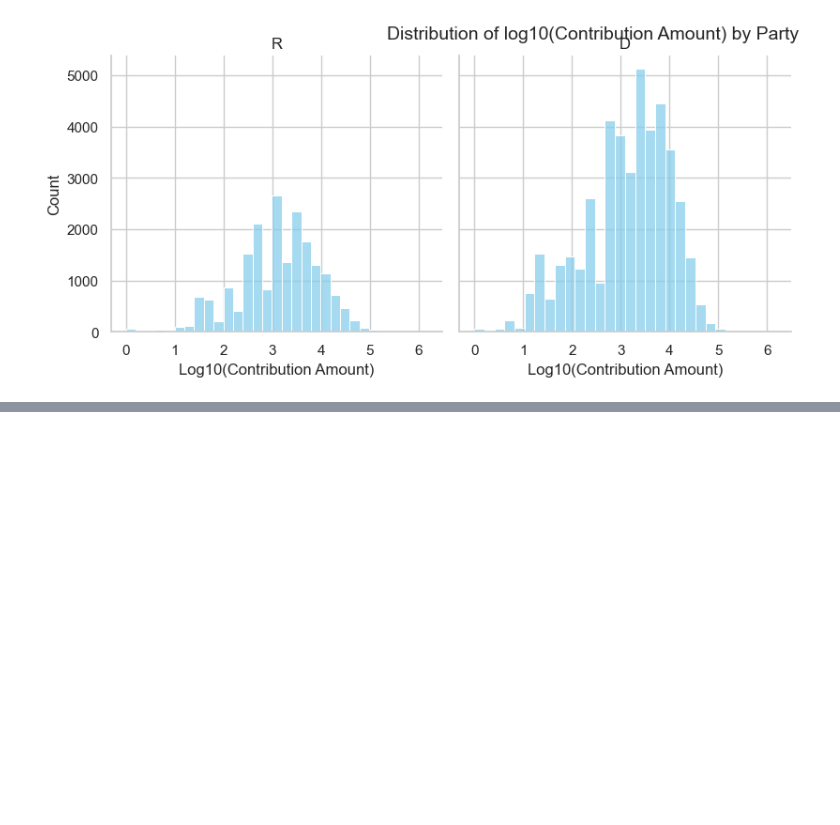
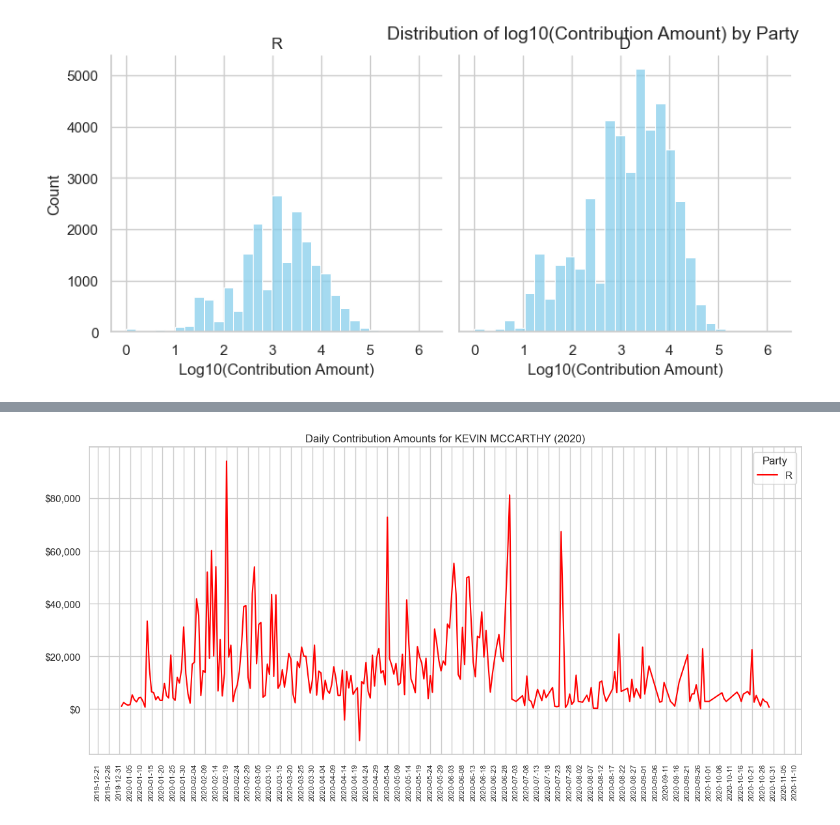
Before and after one commit to marobinette/cfd-project-ds1, a Jupyter notebook: notebooks/Open_Secrets_EDA.ipynb, the cells around one changed output, grey strips where cells are left out. Saved outputs shown, nothing was run; the diff lists cells and outputs as text; code cells hidden in the pictures; blank space fills up the shorter version.

```diff
--- a/notebooks/Open_Secrets_EDA.ipynb
+++ b/notebooks/Open_Secrets_EDA.ipynb
@@ -621,0 +707,43 @@ plt.show()
+# %%
+# Filter only on specific politician
+politician = "KEVIN MCCARTHY"
+pol_df = cand_contrib_eda_df[(cand_contrib_eda_df['FirstLastP'].str.contains("MCCARTHY"))]
+
+# Filter on specific date range
+date_df = pol_df[(pol_df['contrib_date'] >= '2020-01-01') & (pol_df['contrib_date'] <= '2020-11-02')]
+
+# 1️⃣ Filter to only D and R
+time_df = date_df[date_df['Party'].isin(['D', 'R'])].copy()
+
+# 2️⃣ Aggregate contributions by date and party
+daily_contrib = (
+    time_df.groupby(['contrib_date', 'Party'], as_index=False)['contrib_amount']
+    .sum()  # sum contributions per day
+)
+
+# 3️⃣ Create the line plot
+plt.figure(figsize=(12, 6))
+sns.lineplot(
+    data=daily_contrib,
+    x='contrib_date',
+    y='contrib_amount',
+    hue='Party',
+    palette={'D': 'blue', 'R': 'red'}
+)
+
+# 4️⃣ Add labels, title, and formatting
+plt.xlabel('')
+plt.ylabel('')
+plt.title(f'Daily Contribution Amounts for {politician} (2020)')
+
+ax = plt.gca()  # get current axesA
+ax.yaxis.set_major_formatter(StrMethodFormatter('${x:,.0f}'))
+
+# Set x-axis major ticks every 5 days
+ax.xaxis.set_major_locator(mdates.DayLocator(interval = 5))
+ax.xaxis.set_major_formatter(mdates.DateFormatter('%Y-%m-%d'))
+plt.xticks(rotation = 90, fontsize = 8)  # rotate x-axis for readability
+plt.tight_layout()
+plt.show()
+# %% [output]
+[figure, added]
```
Also changed, not shown: parts of 6 cells of this notebook, 4 other files.
